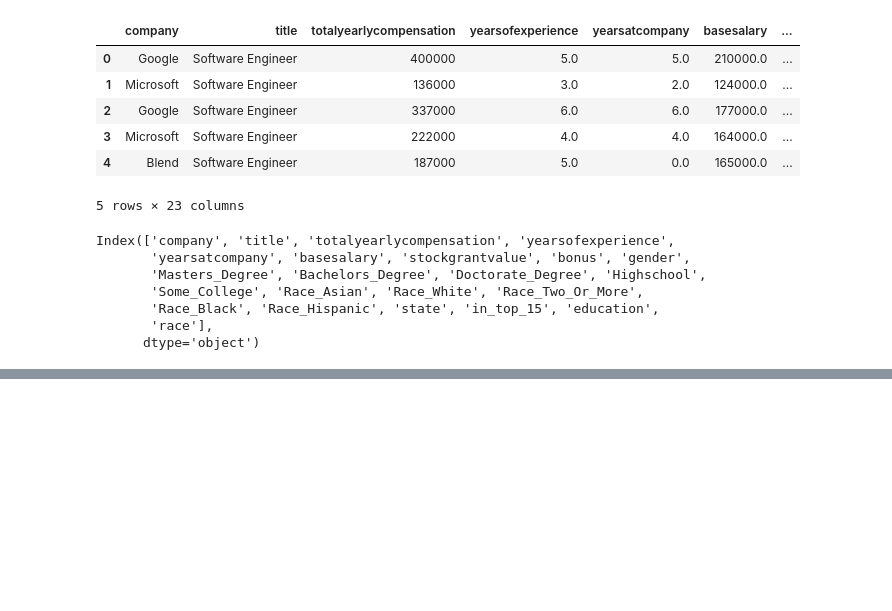
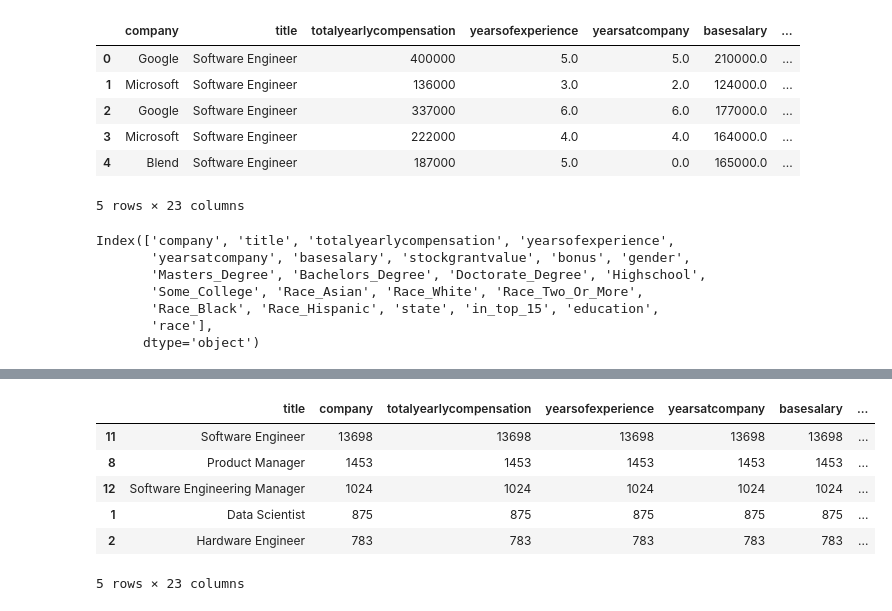
Before and after one commit to ryand0n/SC2022-BatchC-electric-pythons, a Jupyter notebook: Aadya Aradhyula/2022-07-29-093122.ipynb, the cells around one changed output, grey strips where cells are left out. Drawn from its saved outputs; the diff is of its cells as text; code cells hidden in the pictures; blank space fills up the shorter version.

```diff
--- a/Aadya Aradhyula/2022-07-29-093122.ipynb
+++ b/Aadya Aradhyula/2022-07-29-093122.ipynb
@@ -84,0 +73,12 @@ SyntaxError: invalid syntax (1852595653.py, line 2)
+# %%
+#piechart
+popular_titles = df.groupby(by = 'title').count().reset_index().sort_values(by = 'company', ascending = False).head()
+popular_titles
+# %% [output]
+|  | title | company | totalyearlycompensation | yearsofexperience | yearsatcompany | basesalary | ... |
+| 11 | Software Engineer | 13698 | 13698 | 13698 | 13698 | 13698 | ... |
+| 8 | Product Manager | 1453 | 1453 | 1453 | 1453 | 1453 | ... |
+| 12 | Software Engineering Manager | 1024 | 1024 | 1024 | 1024 | 1024 | ... |
+| 1 | Data Scientist | 875 | 875 | 875 | 875 | 875 | ... |
+| 2 | Hardware Engineer | 783 | 783 | 783 | 783 | 783 | ... |
+5 rows × 23 columns
```
Also changed, not shown: parts of 6 cells of this notebook, 40 other files.
